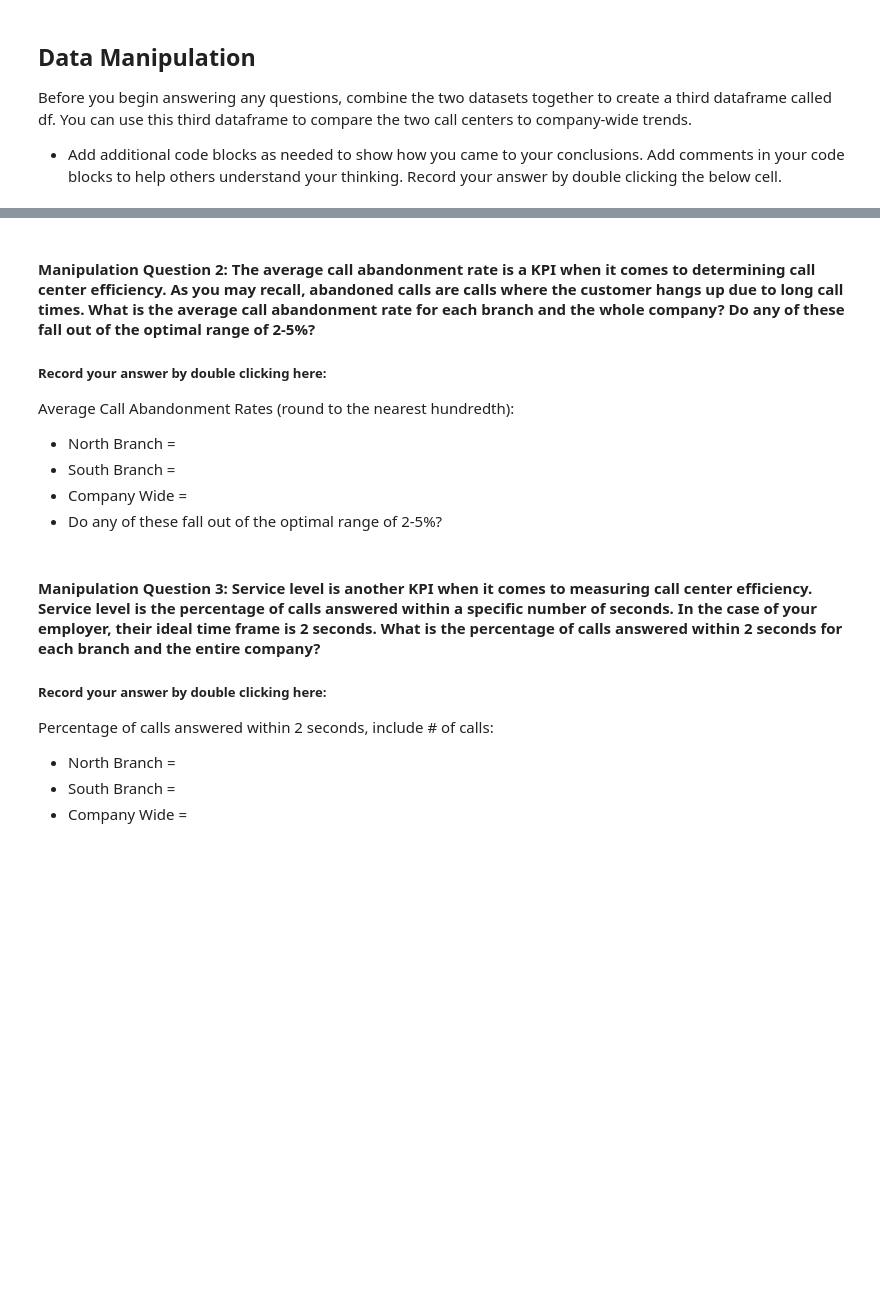
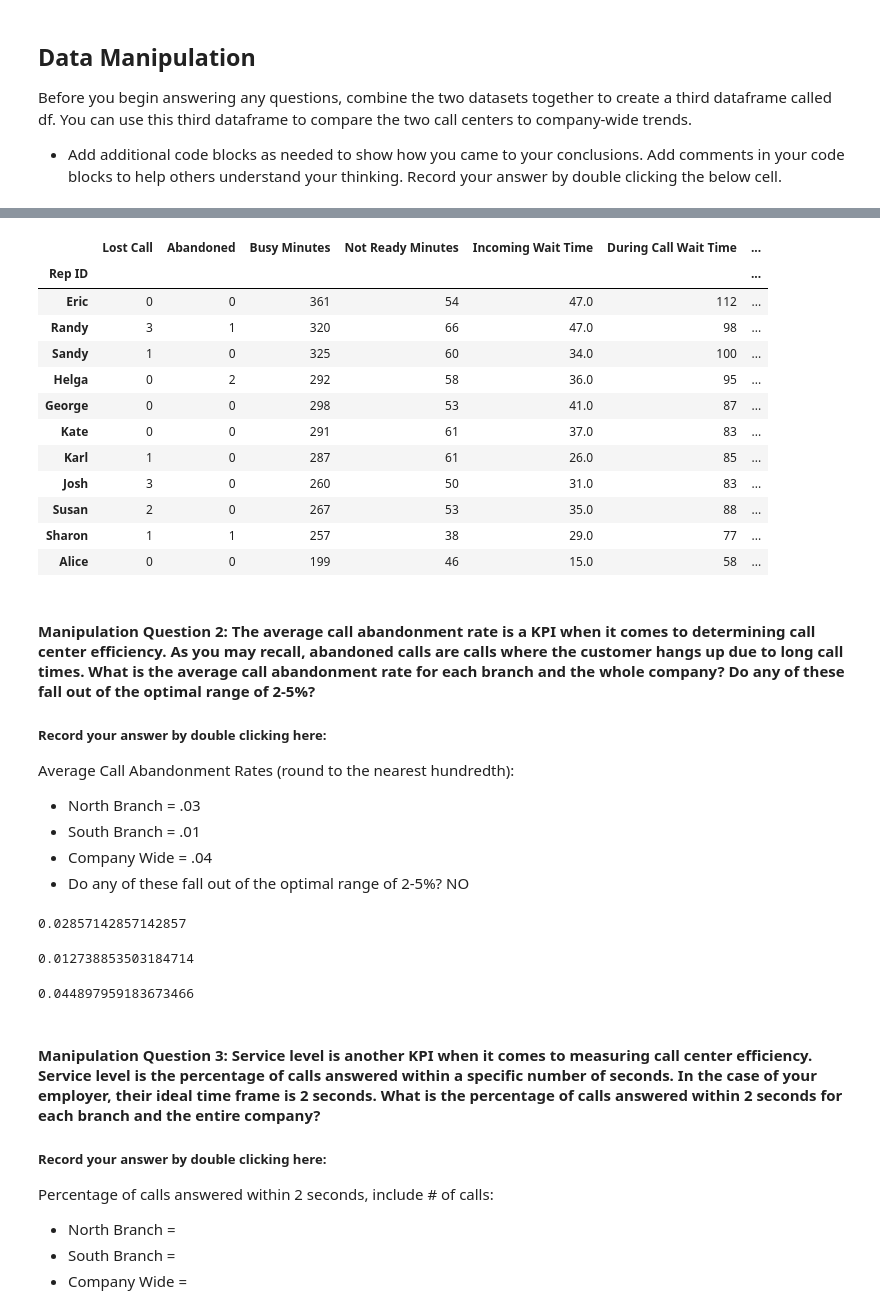
Before and after one commit to pamkellerman/call-center-cleanup-assignment, a Jupyter notebook: Call_Center_Cleanup.ipynb, the cells around one changed output, grey strips where cells are left out. Saved outputs shown, nothing was run; the diff lists cells and outputs as text; code cells hidden in the pictures; blank space fills up the shorter version.

```diff
--- a/Call_Center_Cleanup.ipynb
+++ b/Call_Center_Cleanup.ipynb
@@ -428,14 +471,42 @@ Rep with the hightest number of calls and their total calls:
+# %%
+new_south_df.groupby("Rep ID").sum().sort_values(by='Calls', ascending=False)
+# %% [output]
+|  | Lost Call | Abandoned | Busy Minutes | Not Ready Minutes | Incoming Wait Time | During Call Wait Time | ... |
+| Rep ID |  |  |  |  |  |  | ... |
+| Eric | 0 | 0 | 361 | 54 | 47.0 | 112 | ... |
+| Randy | 3 | 1 | 320 | 66 | 47.0 | 98 | ... |
+| Sandy | 1 | 0 | 325 | 60 | 34.0 | 100 | ... |
+| Helga | 0 | 2 | 292 | 58 | 36.0 | 95 | ... |
+| George | 0 | 0 | 298 | 53 | 41.0 | 87 | ... |
+| Kate | 0 | 0 | 291 | 61 | 37.0 | 83 | ... |
+| Karl | 1 | 0 | 287 | 61 | 26.0 | 85 | ... |
+| Josh | 3 | 0 | 260 | 50 | 31.0 | 83 | ... |
+| Susan | 2 | 0 | 267 | 53 | 35.0 | 88 | ... |
+| Sharon | 1 | 1 | 257 | 38 | 29.0 | 77 | ... |
+| Alice | 0 | 0 | 199 | 46 | 15.0 | 58 | ... |
 # %% [markdown]
 #### Manipulation Question 2:  The average call abandonment rate is a KPI when it comes to determining call center efficiency. As you may recall, abandoned calls are calls where the customer hangs up due to long call times. What is the average call abandonment rate for each branch and the whole company? Do any of these fall out of the optimal range of 2-5%?
 ##### Record your answer by double clicking here:
 Average Call Abandonment Rates (round to the nearest hundredth):
-- North Branch =
-- South Branch =
-- Company Wide =
-- Do any of these fall out of the optimal range of 2-5%?
+- North Branch = .03
+- South Branch = .01
+- Company Wide = .04
+- Do any of these fall out of the optimal range of 2-5%? NO
 # %%
 # Code Used
-# Add Additional Cells as needed.
+# Add Additional Cells as needed
+new_north_df["Abandoned"].mean()
+# %% [output]
+0.02857142857142857
+# %%
+new_south_df["Abandoned"].mean()
+# %% [output]
+0.012738853503184714
+# %%
+combined_df = new_north_df["Abandoned"]+new_south_df["Abandoned"]
+combined_df.mean()
+# %% [output]
+0.044897959183673466
 # %% [markdown]
 #### Manipulation Question 3:  Service level is another KPI when it comes to measuring call center efficiency. Service level is the percentage of calls answered within a specific number of seconds. In the case of your employer, their ideal time frame is 2 seconds. What is the percentage of calls answered within 2 seconds for each branch and the entire company?
 ##### Record your answer by double clicking here:
```
Also changed, not shown: parts of 23 cells of this notebook.
